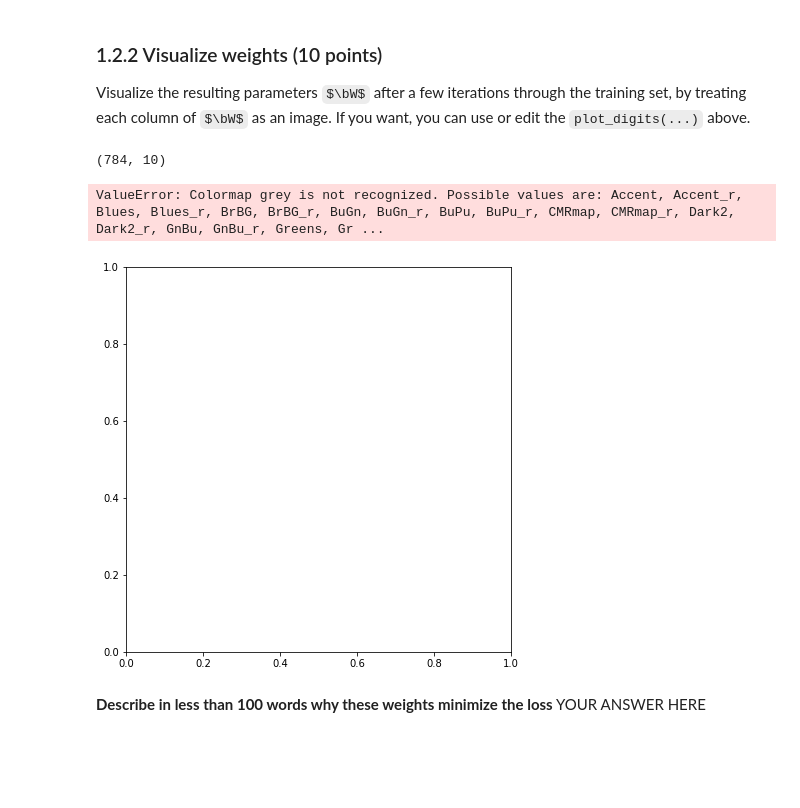
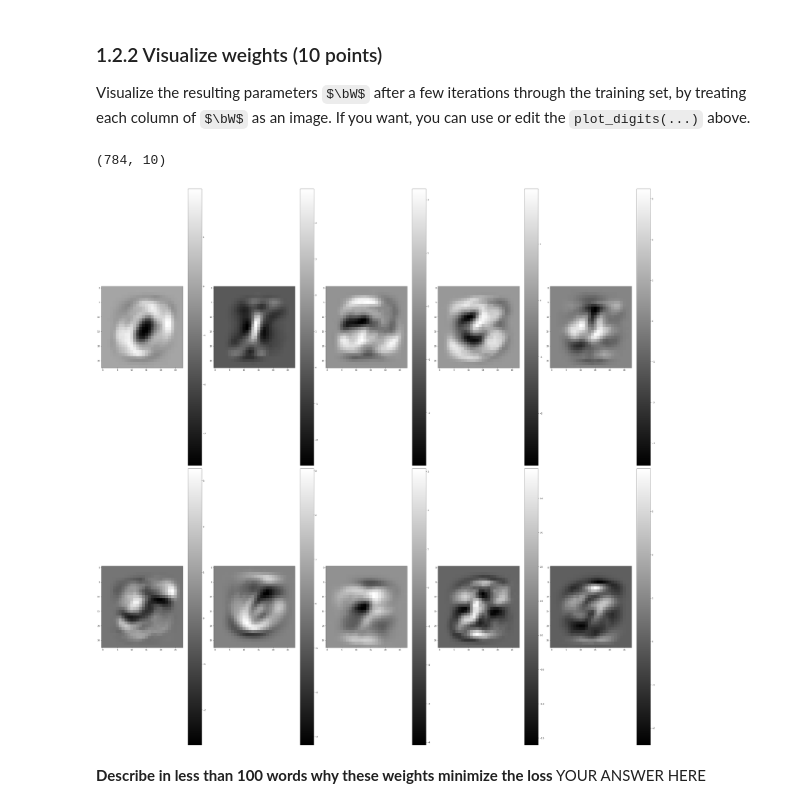
Before and after one commit to filipkny/MachineLearning1_UvA, a Jupyter notebook: lab2.ipynb, the cells around one changed output. Saved outputs shown, nothing was run; the diff lists cells and outputs as text; code cells hidden in the pictures; some formulas as TeX source; blank space fills up the shorter version.

```diff
--- a/lab2.ipynb
+++ b/lab2.ipynb
@@ -380,14 +380,19 @@ For maximum points, ensure the function is numerically stable.
 def logreg_gradient(x, t, w, b):
     log_q = np.dot(x,w)+b
 
-    # Z
-    Z = np.sum(np.exp(log_q))
+    # Keeping it numerically stable
+    a = np.ndarray.max(log_q)
+    log_Z = a
+
+    log_Z += np.log(sum(np.exp(log_q-a)))
+
+#     Z = np.sum(np.exp(log_q))
 
     # logp
-    logp = log_q-np.log(Z)
+    logp = log_q-log_Z
 
-    delta_q = np.array([-np.exp(log_q[0,i])/Z for i in range(len(b))])
-    delta_q[t] = 1 - np.exp(log_q[0,t])/Z
+    delta_q = np.array([-np.exp(log_q[0,i])/np.exp(log_Z) for i in range(len(b))])
+    delta_q[t] = 1 - np.exp(log_q[0,t])/np.exp(log_Z)
 
     dL_db = delta_q
 
@@ -592,27 +594,26 @@ Visualize the resulting parameters $\bW$ after a few iterations through the trai
 # %%
 # YOUR CODE HERE
 def plot_digits(data, num_cols, targets=None, shape=(28,28)):
     num_digits = data.shape[0]
     num_rows = int(num_digits/num_cols)
     plt.figure(figsize=(40,40))
     for i in range(num_digits):
         plt.subplot(num_rows, num_cols, i+1)
-        plt.imshow(data[i].reshape(shape), interpolation='none', cmap='grey')
+        plt.imshow(data[i].reshape(shape), interpolation='none', cmap='gray')
         if targets is not None:
             plt.title(int(targets[i]))
         plt.colorbar()
 
 
     plt.tight_layout()
 
     plt.show()
 
 print(w.shape)
 plot_digits(10*w.T, num_cols=5)
 # %% [output]
 (784, 10)
-ValueError: Colormap grey is not recognized. Possible values are: Accent, Accent_r, Blues, Blues_r, BrBG, BrBG_r, BuGn, BuGn_r, BuPu, BuPu_r, CMRmap, CMRmap_r, Dark2, Dark2_r, GnBu, GnBu_r, Greens, Gr ...
-[figure, old version]
+[figure, new version]
 # %% [markdown]
 **Describe in less than 100 words why these weights minimize the loss**
 YOUR ANSWER HERE
```
Also changed, not shown: parts of 5 cells of this notebook.
